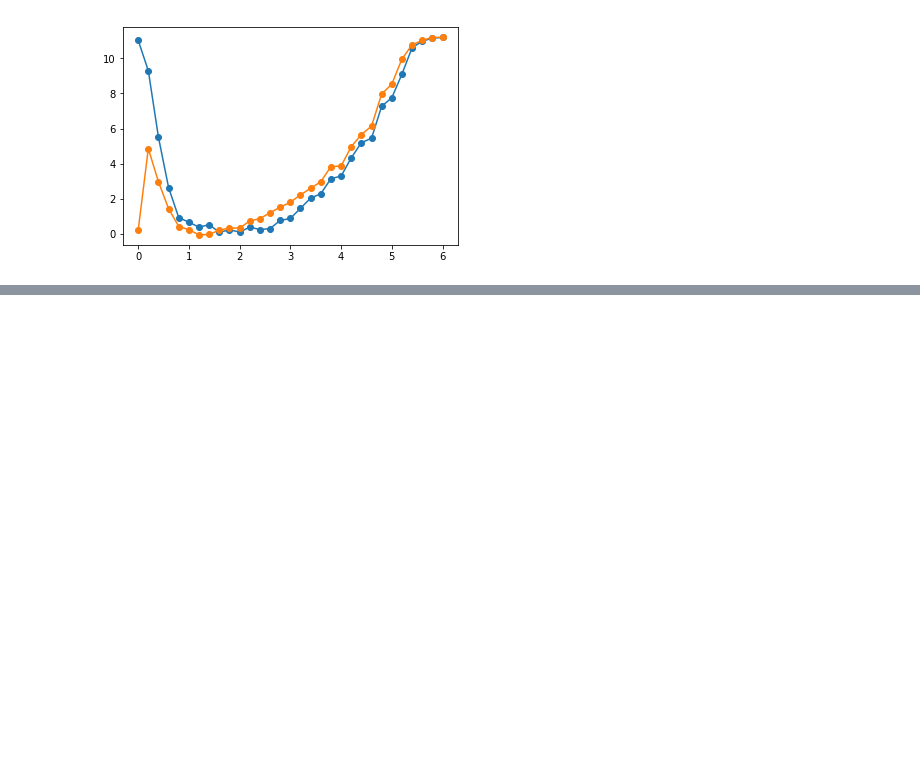
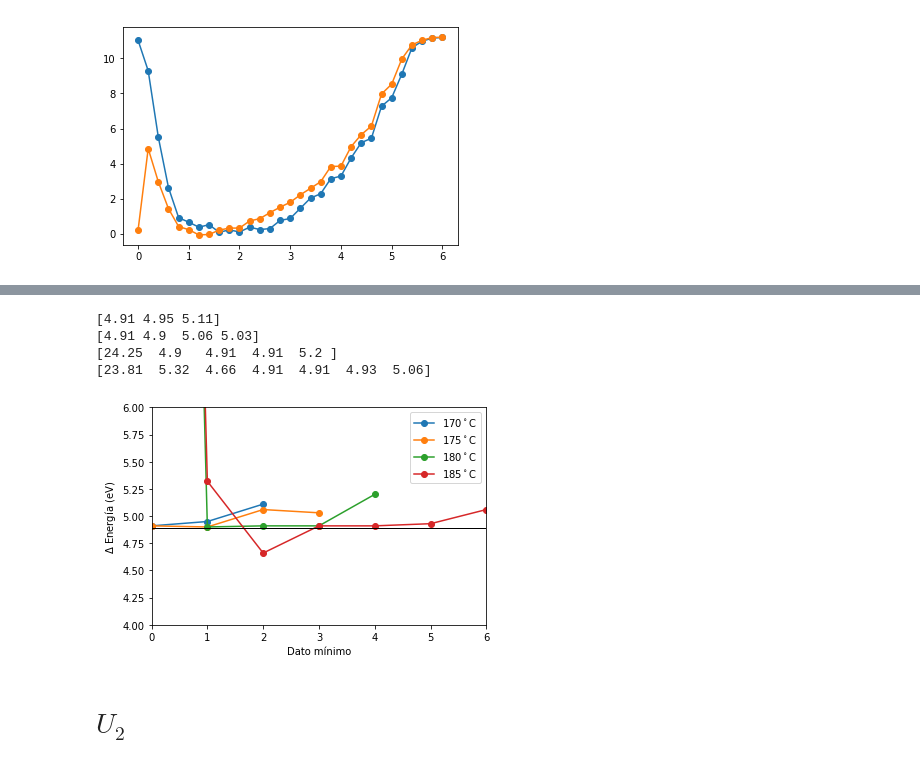
Before and after one commit to jsbarbosa/LabIntermedio, a Jupyter notebook: FranckHertz/Plots.ipynb, the cells around one changed output, grey strips where cells are left out. Cells and saved outputs as stored; diff of their text form; code cells hidden in the pictures; blank space fills up the shorter version.

```diff
--- a/FranckHertz/Plots.ipynb
+++ b/FranckHertz/Plots.ipynb
@@ -42,0 +76,30 @@ plt.show()
+# %%
+for (i, t) in enumerate(valores):
+    df = dfs[i]["Hoja1"]
+    minimos = (df["tipo"] == "mínimo")
+    maximos = (df["tipo"] == "máximo")
+
+    df = df[["U1[V]", "IA[nA]"]]
+    x, y = df[minimos].values.T
+
+    x = np.diff(x)
+    print(x)
+    plt.plot(x, "-o", label = r"%s$^\circ$C"%t)
+
+plt.plot([-1, 7], [4.89, 4.89], c = "k", lw = 1)
+
+plt.xlabel("Dato mínimo")
+plt.ylabel("$\Delta$ Energía (eV)")
+plt.xlim(0, 6)
+plt.ylim(4.0, 6.0)
+plt.legend()
+plt.savefig("energy.pdf")
+plt.show()
+# %% [output]
+[4.91 4.95 5.11]
+[4.91 4.9  5.06 5.03]
+[24.25  4.9   4.91  4.91  5.2 ]
+[23.81  5.32  4.66  4.91  4.91  4.93  5.06]
+[figure, added]
+# %% [markdown]
+# $U_2$
```
Also changed, not shown: parts of 17 cells of this notebook, 17 other files.
